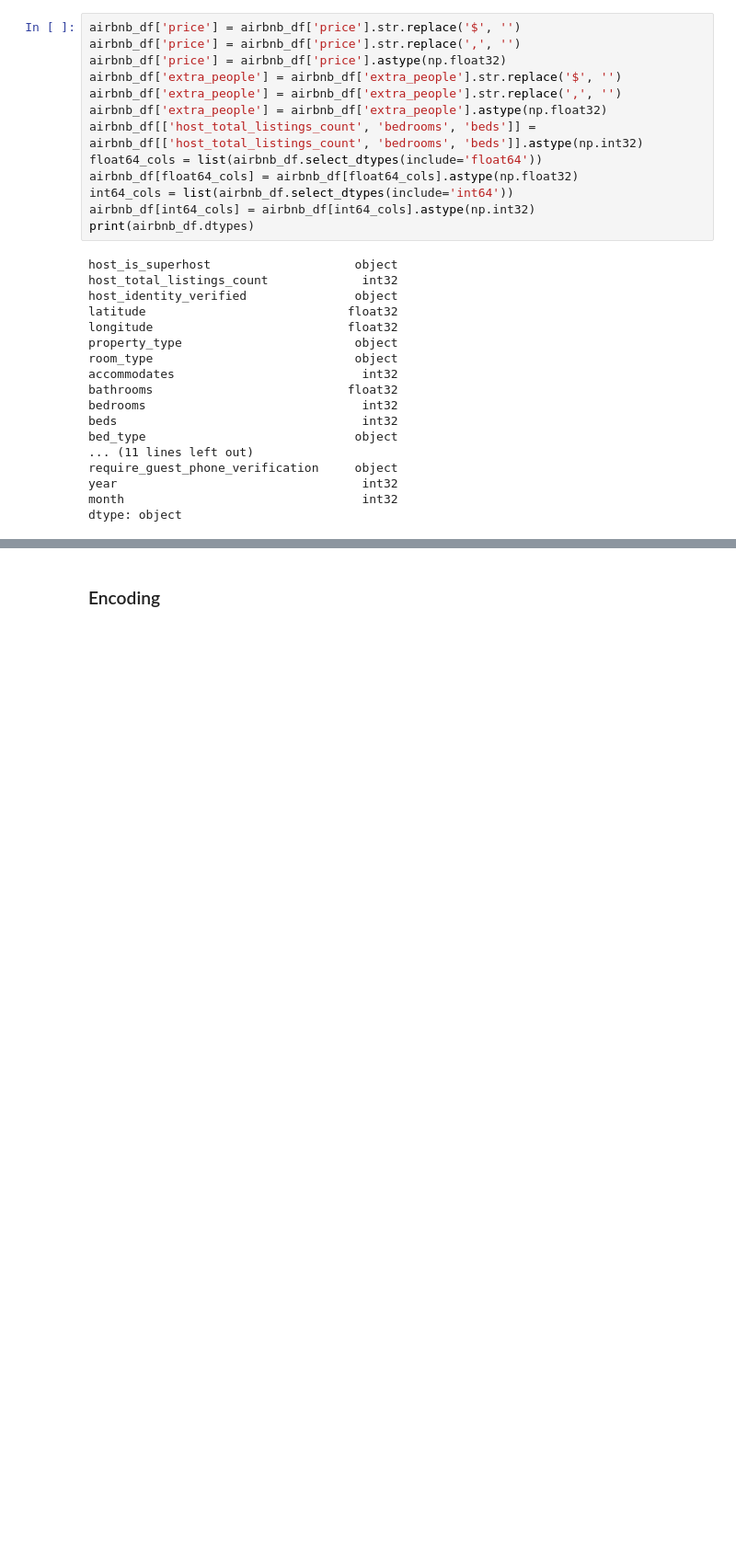
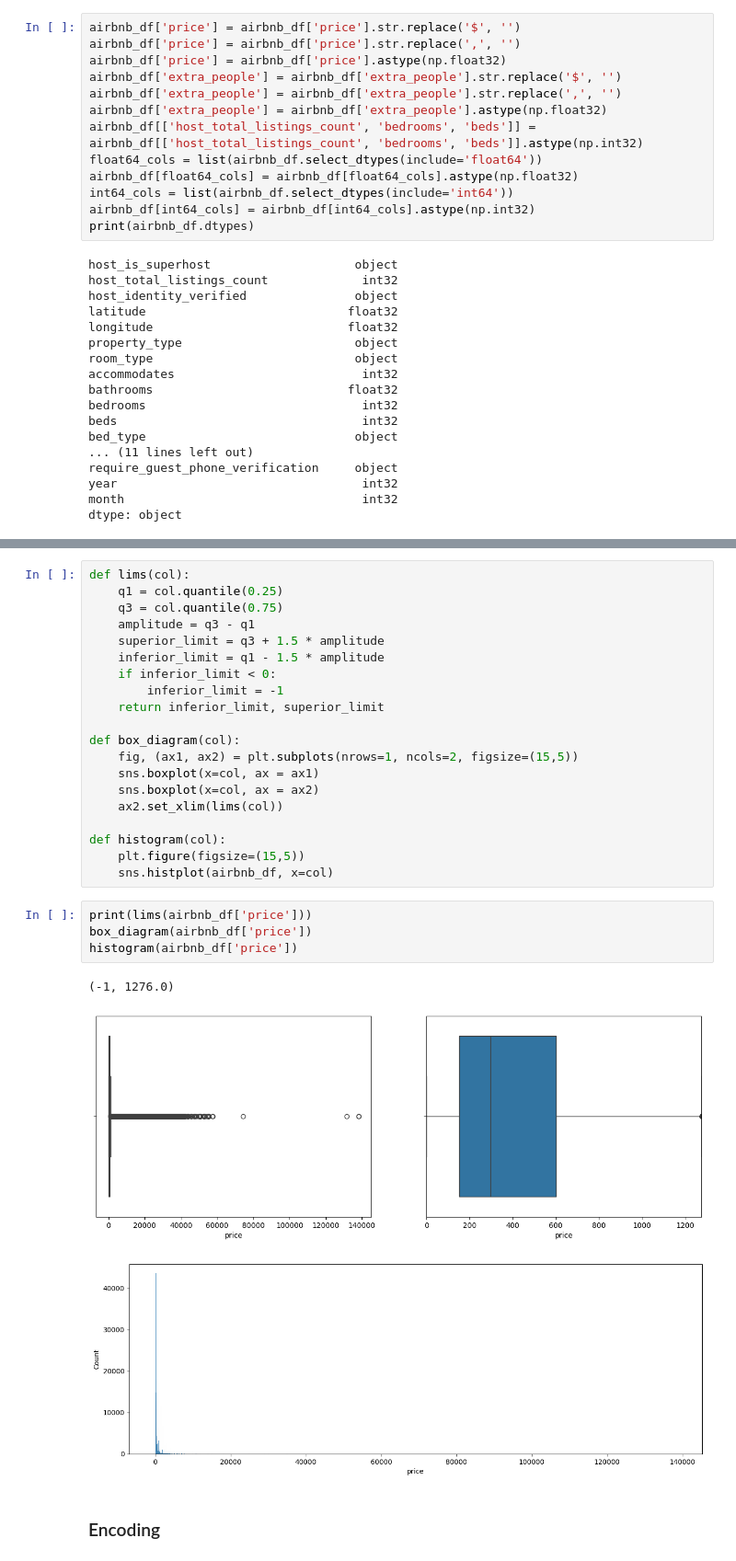
Before and after one commit to Dudols/DataScience-AirbnbRJ-Evaluation, a Jupyter notebook: Airbnb_Rio.ipynb, the cells around one changed output, grey strips where cells are left out. Shown at 92% size. Saved outputs shown, nothing was run; the diff lists cells and outputs as text; blank space fills up the shorter version.

```diff
--- a/Airbnb_Rio.ipynb
+++ b/Airbnb_Rio.ipynb
@@ -199,3 +207,31 @@ dtype: object
+# %%
+def lims(col):
+    q1 = col.quantile(0.25)
+    q3 = col.quantile(0.75)
+    amplitude = q3 - q1
+    superior_limit = q3 + 1.5 * amplitude
+    inferior_limit = q1 - 1.5 * amplitude
+    if inferior_limit < 0:
+        inferior_limit = -1
+    return inferior_limit, superior_limit
+
+def box_diagram(col):
+    fig, (ax1, ax2) = plt.subplots(nrows=1, ncols=2, figsize=(15,5))
+    sns.boxplot(x=col, ax = ax1)
+    sns.boxplot(x=col, ax = ax2)
+    ax2.set_xlim(lims(col))
+
+def histogram(col):
+    plt.figure(figsize=(15,5))
+    sns.histplot(airbnb_df, x=col)
+# %%
+print(lims(airbnb_df['price']))
+box_diagram(airbnb_df['price'])
+histogram(airbnb_df['price'])
+# %% [output]
+(-1, 1276.0)
+[figure, added]
+[figure, added]
 # %% [markdown]
 ### Encoding
 # %% [markdown]
```
Also changed, not shown: parts of 5 cells of this notebook.
